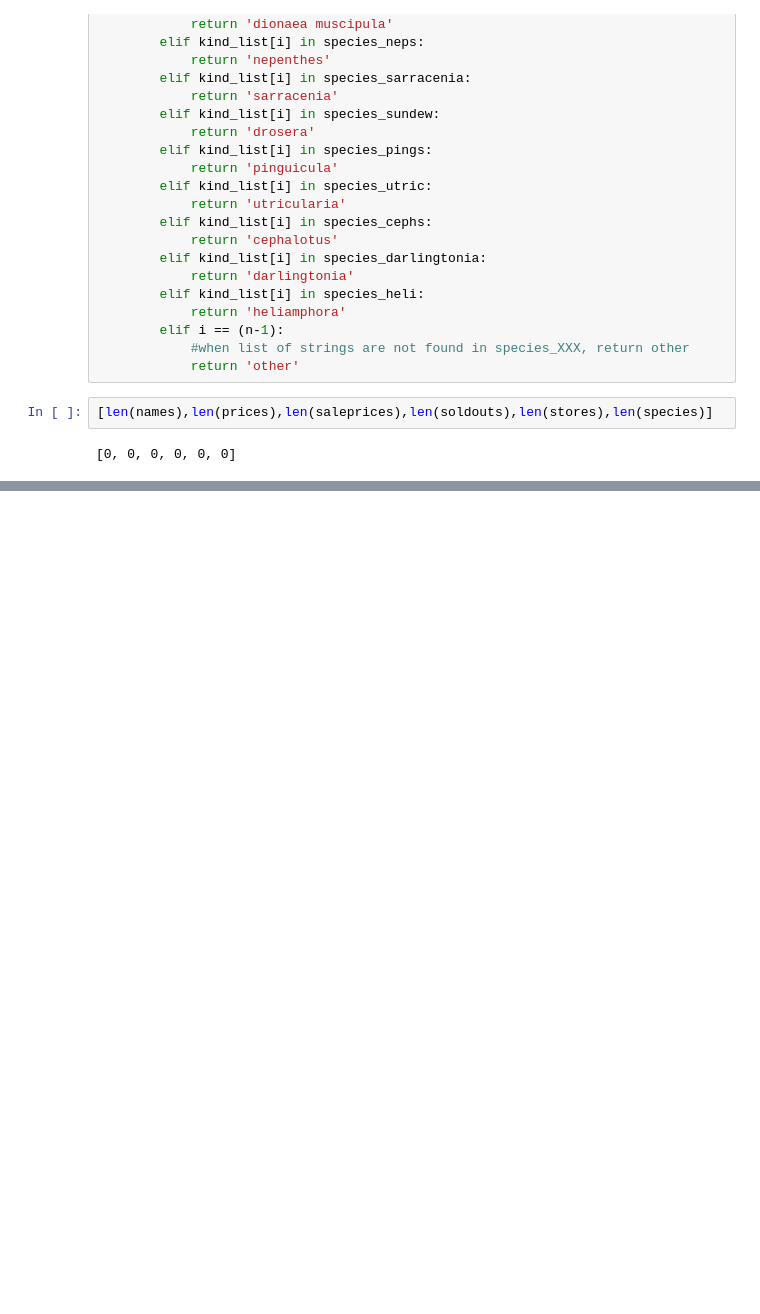
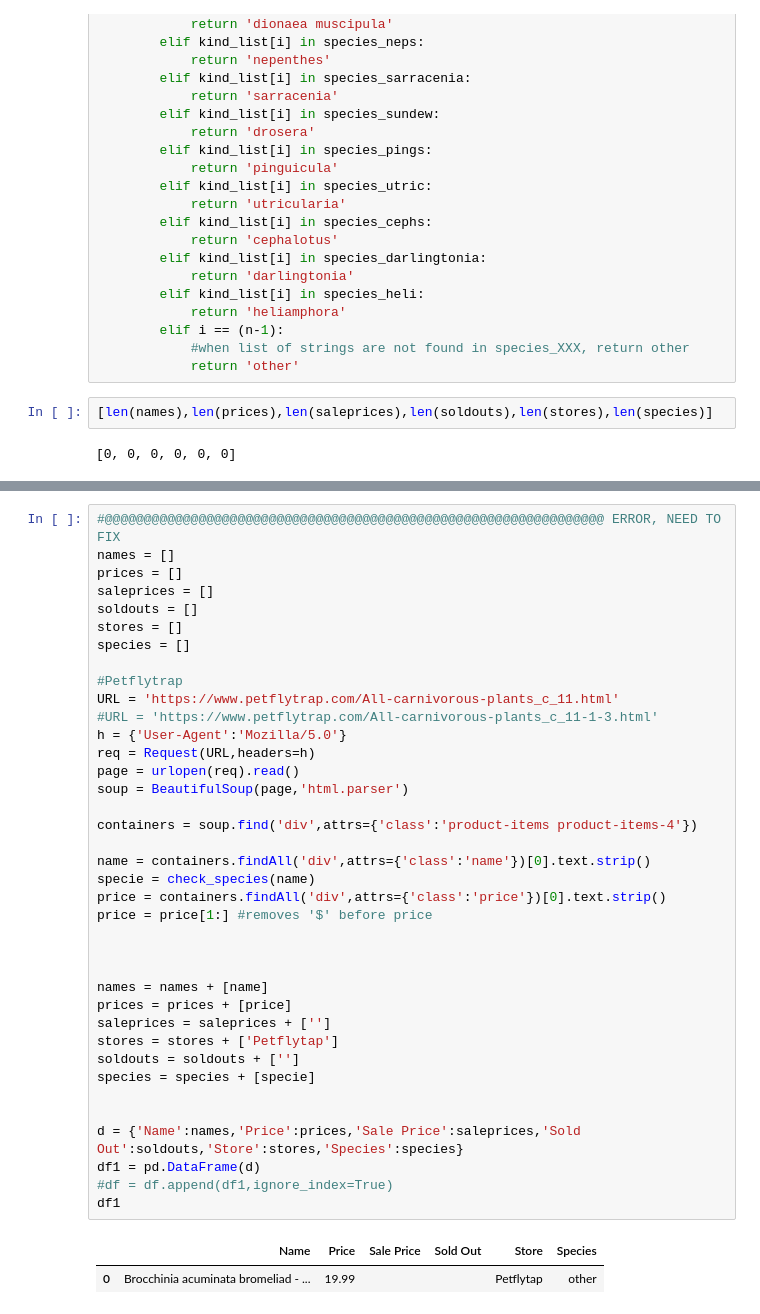
Before and after one commit to jsc034/Garden, a Jupyter notebook: Carnivorous Plant Database.ipynb, the cells around one changed output, grey strips where cells are left out. Saved outputs shown, nothing was run; the diff lists cells and outputs as text; blank space fills up the shorter version.

```diff
--- a/Carnivorous Plant Database.ipynb
+++ b/Carnivorous Plant Database.ipynb
@@ -864,0 +739,41 @@ for i in range(len(df)):
+# %%
+#@@@@@@@@@@@@@@@@@@@@@@@@@@@@@@@@@@@@@@@@@@@@@@@@@@@@@@@@@@@@@@@@ ERROR, NEED TO FIX
+names = []
+prices = []
+saleprices = []
+soldouts = []
+stores = []
+species = []
+
+#Petflytrap
+URL = 'https://www.petflytrap.com/All-carnivorous-plants_c_11.html'
+#URL = 'https://www.petflytrap.com/All-carnivorous-plants_c_11-1-3.html'
+h = {'User-Agent':'Mozilla/5.0'}
+req = Request(URL,headers=h)
+page = urlopen(req).read()
+soup = BeautifulSoup(page,'html.parser')
+
+containers = soup.find('div',attrs={'class':'product-items product-items-4'})
+
+name = containers.findAll('div',attrs={'class':'name'})[0].text.strip()
+specie = check_species(name)
+price = containers.findAll('div',attrs={'class':'price'})[0].text.strip()
+price = price[1:] #removes '$' before price
+
+
+
+names = names + [name]
+prices = prices + [price]
+saleprices = saleprices + ['']
+stores = stores + ['Petflytap']
+soldouts = soldouts + ['']
+species = species + [specie]
+
+
+d = {'Name':names,'Price':prices,'Sale Price':saleprices,'Sold Out':soldouts,'Store':stores,'Species':species}
+df1 = pd.DataFrame(d)
+#df = df.append(df1,ignore_index=True)
+df1
+# %% [output]
+|  | Name | Price | Sale Price | Sold Out | Store | Species |
+| 0 | Brocchinia acuminata bromeliad - ... | 19.99 |  |  | Petflytap | other |
```
Also changed, not shown: parts of 37 cells of this notebook, 1 other file.
